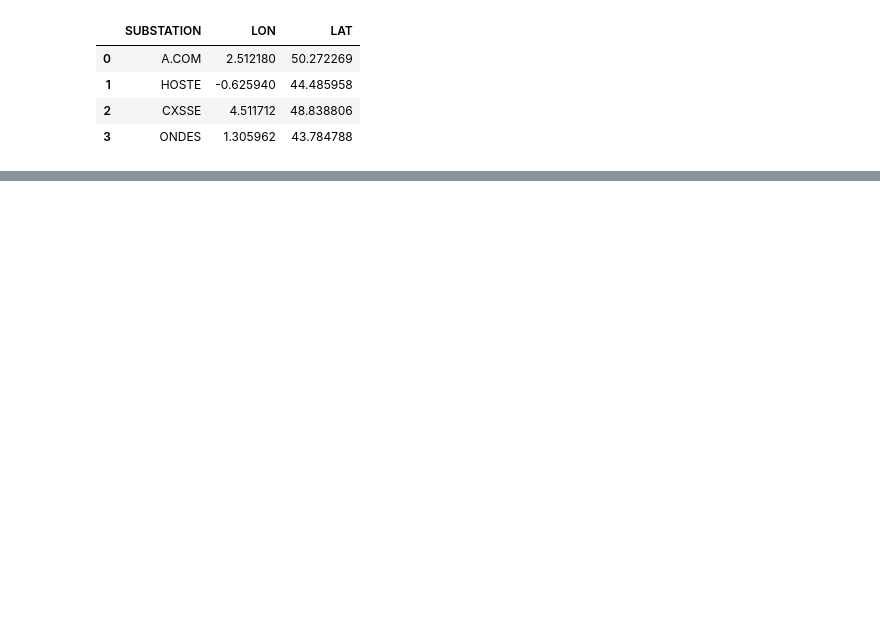
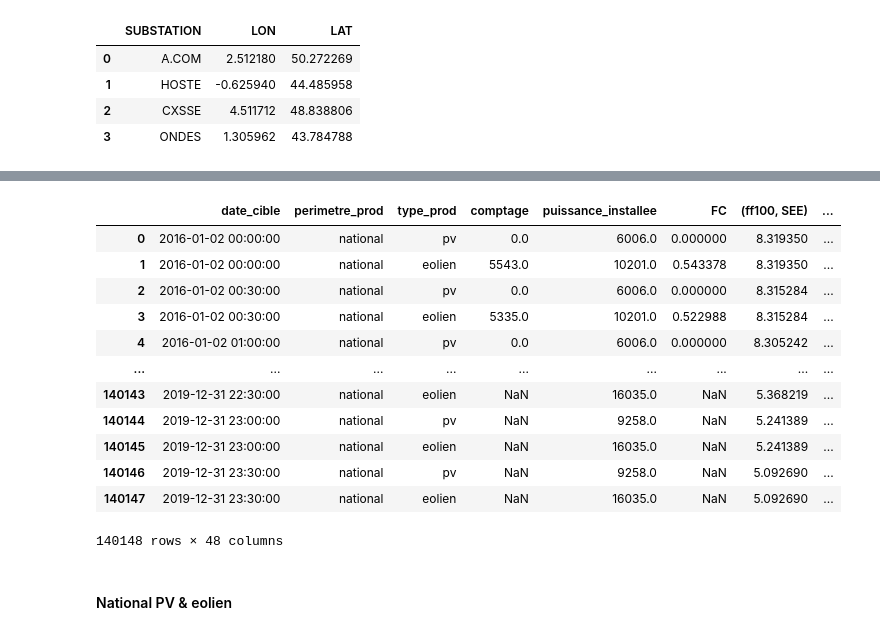
Before and after one commit to AlexandreRozier/ChallengePrevisionENR, a Jupyter notebook: main.ipynb, the cells around one changed output, grey strips where cells are left out. Drawn from its saved outputs; the diff is of its cells as text; code cells hidden in the pictures; blank space fills up the shorter version.

```diff
--- a/main.ipynb
+++ b/main.ipynb
@@ -260,0 +230,18 @@ test_df_result[['date_cible','perimetre_prod','type_prod','prev_FC']]\
+# %%
+national_df = prod[prod.perimetre_prod=='national'].merge(valid_meteo_df, on='date_cible', how='inner')
+
+national_df
+# %% [output]
+|  | date_cible | perimetre_prod | type_prod | comptage | puissance_installee | FC | (ff100, SEE) | ... |
+| 0 | 2016-01-02 00:00:00 | national | pv | 0.0 | 6006.0 | 0.000000 | 8.319350 | ... |
+| 1 | 2016-01-02 00:00:00 | national | eolien | 5543.0 | 10201.0 | 0.543378 | 8.319350 | ... |
+| 2 | 2016-01-02 00:30:00 | national | pv | 0.0 | 6006.0 | 0.000000 | 8.315284 | ... |
+| 3 | 2016-01-02 00:30:00 | national | eolien | 5335.0 | 10201.0 | 0.522988 | 8.315284 | ... |
+| 4 | 2016-01-02 01:00:00 | national | pv | 0.0 | 6006.0 | 0.000000 | 8.305242 | ... |
+| ... | ... | ... | ... | ... | ... | ... | ... | ... |
+| 140143 | 2019-12-31 22:30:00 | national | eolien | NaN | 16035.0 | NaN | 5.368219 | ... |
+| 140144 | 2019-12-31 23:00:00 | national | pv | NaN | 9258.0 | NaN | 5.241389 | ... |
+| 140145 | 2019-12-31 23:00:00 | national | eolien | NaN | 16035.0 | NaN | 5.241389 | ... |
+| 140146 | 2019-12-31 23:30:00 | national | pv | NaN | 9258.0 | NaN | 5.092690 | ... |
+| 140147 | 2019-12-31 23:30:00 | national | eolien | NaN | 16035.0 | NaN | 5.092690 | ... |
+140148 rows × 48 columns
@@ -260,0 +250,2 @@ test_df_result[['date_cible','perimetre_prod','type_prod','prev_FC']]\
+# %% [markdown]
+#### National PV & eolien
```
Also changed, not shown: parts of 42 cells of this notebook.
